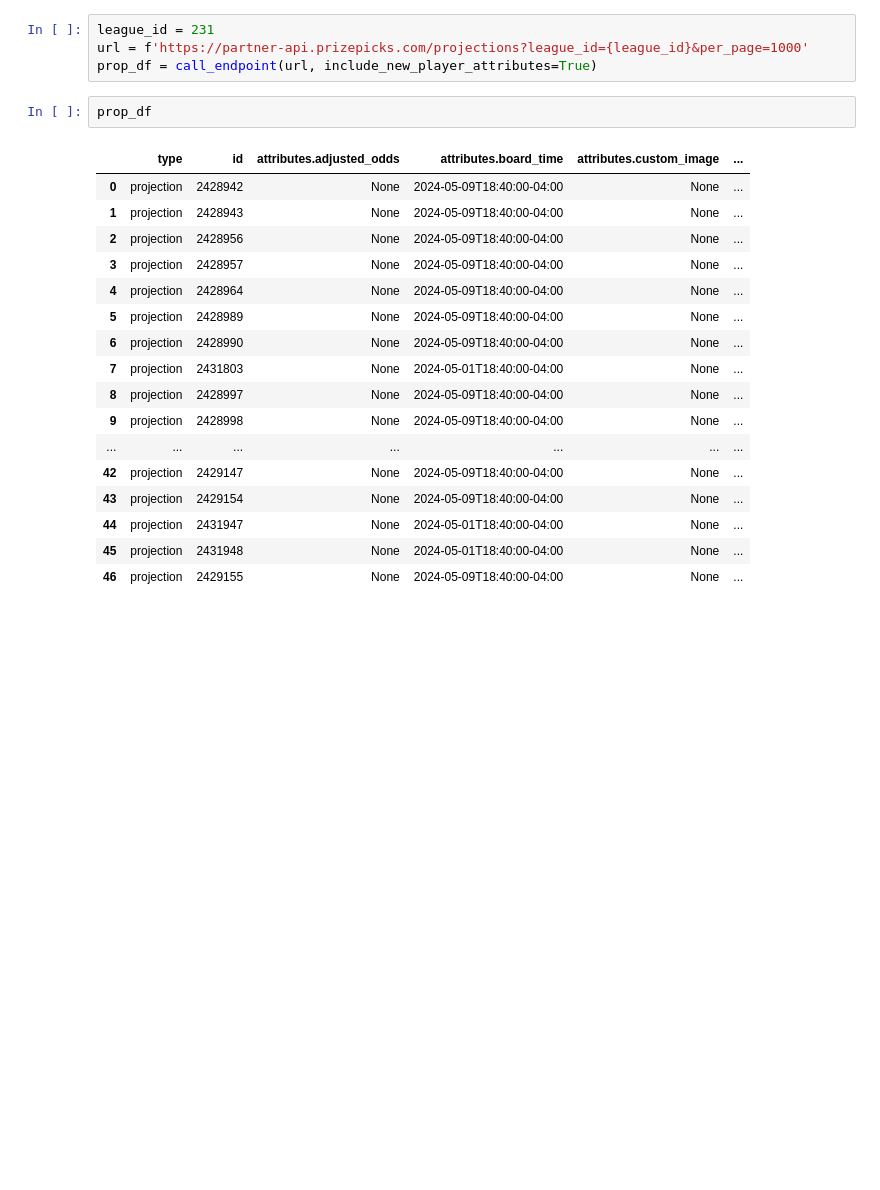
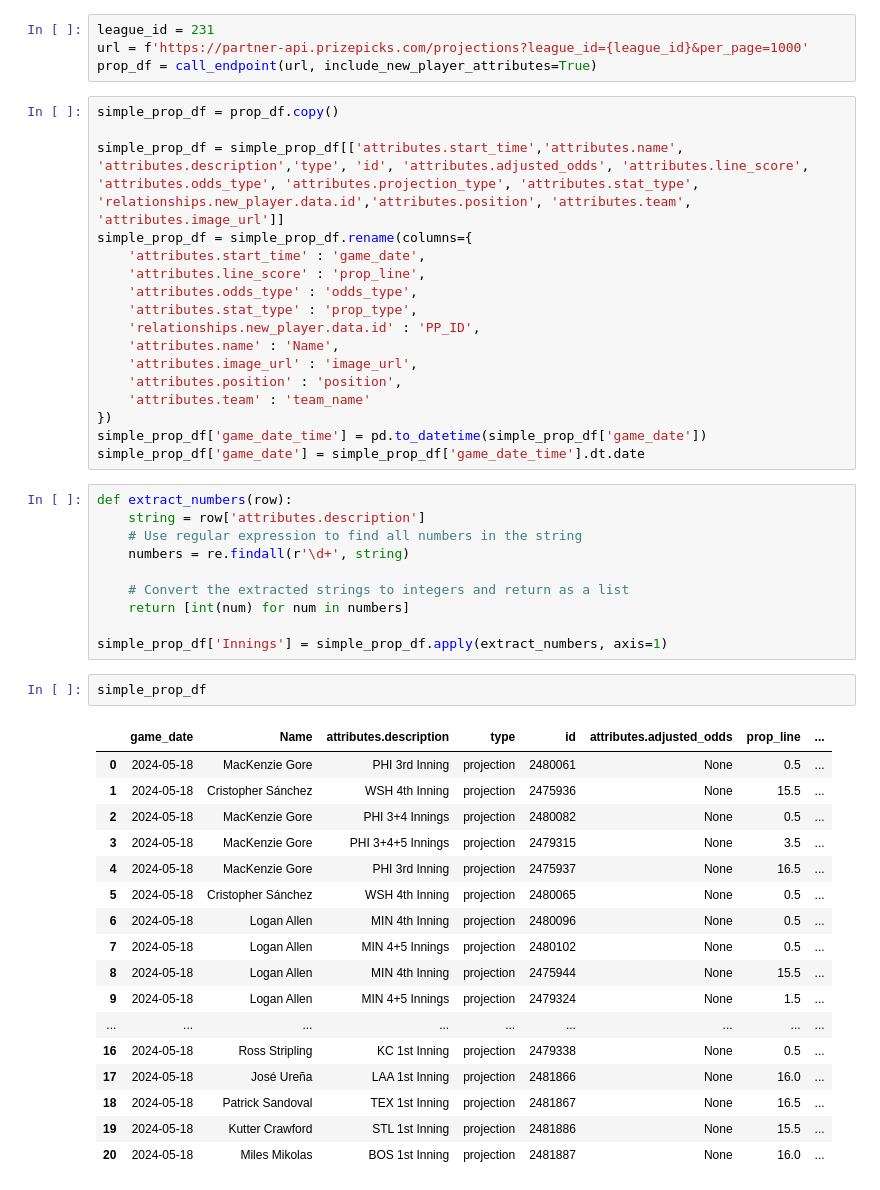
Before and after one commit to alexkamer/mlbModel, a Jupyter notebook: prizepicks.ipynb, the cells around one changed output. Drawn from its saved outputs; the diff is of its cells as text; blank space fills up the shorter version.

```diff
--- a/prizepicks.ipynb
+++ b/prizepicks.ipynb
@@ -120,23 +125,50 @@ all_lines.to_csv('prize_picks_lines.csv', index=False)
 league_id = 231
 url = f'https://partner-api.prizepicks.com/projections?league_id={league_id}&per_page=1000'
 prop_df = call_endpoint(url, include_new_player_attributes=True)
-# %%
-prop_df
-# %% [output]
-|  | type | id | attributes.adjusted_odds | attributes.board_time | attributes.custom_image | ... |
-| 0 | projection | 2428942 | None | 2024-05-09T18:40:00-04:00 | None | ... |
-| 1 | projection | 2428943 | None | 2024-05-09T18:40:00-04:00 | None | ... |
-| 2 | projection | 2428956 | None | 2024-05-09T18:40:00-04:00 | None | ... |
-| 3 | projection | 2428957 | None | 2024-05-09T18:40:00-04:00 | None | ... |
-| 4 | projection | 2428964 | None | 2024-05-09T18:40:00-04:00 | None | ... |
-| 5 | projection | 2428989 | None | 2024-05-09T18:40:00-04:00 | None | ... |
-| 6 | projection | 2428990 | None | 2024-05-09T18:40:00-04:00 | None | ... |
-| 7 | projection | 2431803 | None | 2024-05-01T18:40:00-04:00 | None | ... |
-| 8 | projection | 2428997 | None | 2024-05-09T18:40:00-04:00 | None | ... |
-| 9 | projection | 2428998 | None | 2024-05-09T18:40:00-04:00 | None | ... |
-| ... | ... | ... | ... | ... | ... | ... |
-| 42 | projection | 2429147 | None | 2024-05-09T18:40:00-04:00 | None | ... |
-| 43 | projection | 2429154 | None | 2024-05-09T18:40:00-04:00 | None | ... |
-| 44 | projection | 2431947 | None | 2024-05-01T18:40:00-04:00 | None | ... |
-| 45 | projection | 2431948 | None | 2024-05-01T18:40:00-04:00 | None | ... |
-| 46 | projection | 2429155 | None | 2024-05-09T18:40:00-04:00 | None | ... |
+# %%
+simple_prop_df = prop_df.copy()
+
+simple_prop_df = simple_prop_df[['attributes.start_time','attributes.name', 'attributes.description','type', 'id', 'attributes.adjusted_odds', 'attributes.line_score', 'attributes.odds_type', 'attributes.projection_type', 'attributes.stat_type', 'relationships.new_player.data.id','attributes.position', 'attributes.team', 'attributes.image_url']]
+simple_prop_df = simple_prop_df.rename(columns={
+    'attributes.start_time' : 'game_date',
+    'attributes.line_score' : 'prop_line',
+    'attributes.odds_type' : 'odds_type',
+    'attributes.stat_type' : 'prop_type',
+    'relationships.new_player.data.id' : 'PP_ID',
+    'attributes.name' : 'Name',
+    'attributes.image_url' : 'image_url',
+    'attributes.position' : 'position',
+    'attributes.team' : 'team_name'
+})
+simple_prop_df['game_date_time'] = pd.to_datetime(simple_prop_df['game_date'])
+simple_prop_df['game_date'] = simple_prop_df['game_date_time'].dt.date
+# %%
+def extract_numbers(row):
+    string = row['attributes.description']
+    # Use regular expression to find all numbers in the string
+    numbers = re.findall(r'\d+', string)
+
+    # Convert the extracted strings to integers and return as a list
+    return [int(num) for num in numbers]
+
+simple_prop_df['Innings'] = simple_prop_df.apply(extract_numbers, axis=1)
+# %%
+simple_prop_df
+# %% [output]
+|  | game_date | Name | attributes.description | type | id | attributes.adjusted_odds | prop_line | ... |
+| 0 | 2024-05-18 | MacKenzie Gore | PHI 3rd Inning | projection | 2480061 | None | 0.5 | ... |
+| 1 | 2024-05-18 | Cristopher Sánchez | WSH 4th Inning | projection | 2475936 | None | 15.5 | ... |
+| 2 | 2024-05-18 | MacKenzie Gore | PHI 3+4 Innings | projection | 2480082 | None | 0.5 | ... |
+| 3 | 2024-05-18 | MacKenzie Gore | PHI 3+4+5 Innings | projection | 2479315 | None | 3.5 | ... |
+| 4 | 2024-05-18 | MacKenzie Gore | PHI 3rd Inning | projection | 2475937 | None | 16.5 | ... |
+| 5 | 2024-05-18 | Cristopher Sánchez | WSH 4th Inning | projection | 2480065 | None | 0.5 | ... |
+| 6 | 2024-05-18 | Logan Allen | MIN 4th Inning | projection | 2480096 | None | 0.5 | ... |
+| 7 | 2024-05-18 | Logan Allen | MIN 4+5 Innings | projection | 2480102 | None | 0.5 | ... |
+| 8 | 2024-05-18 | Logan Allen | MIN 4th Inning | projection | 2475944 | None | 15.5 | ... |
+| 9 | 2024-05-18 | Logan Allen | MIN 4+5 Innings | projection | 2479324 | None | 1.5 | ... |
+| ... | ... | ... | ... | ... | ... | ... | ... | ... |
+| 16 | 2024-05-18 | Ross Stripling | KC 1st Inning | projection | 2479338 | None | 0.5 | ... |
+| 17 | 2024-05-18 | José Ureña | LAA 1st Inning | projection | 2481866 | None | 16.0 | ... |
+| 18 | 2024-05-18 | Patrick Sandoval | TEX 1st Inning | projection | 2481867 | None | 16.5 | ... |
+| 19 | 2024-05-18 | Kutter Crawford | STL 1st Inning | projection | 2481886 | None | 15.5 | ... |
+| 20 | 2024-05-18 | Miles Mikolas | BOS 1st Inning | projection | 2481887 | None | 16.0 | ... |
```
Also changed, not shown: parts of 6 cells of this notebook, 32 other files.
